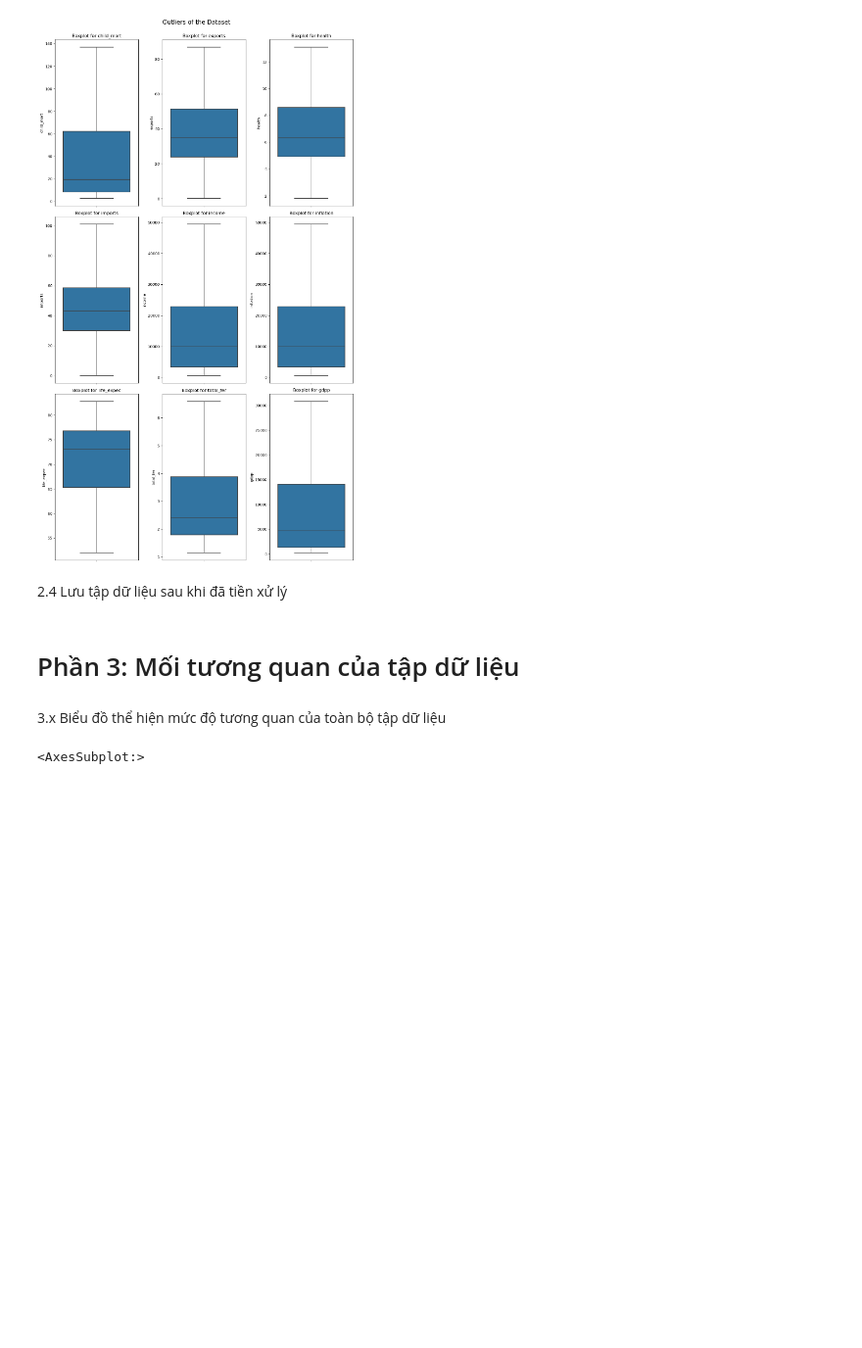
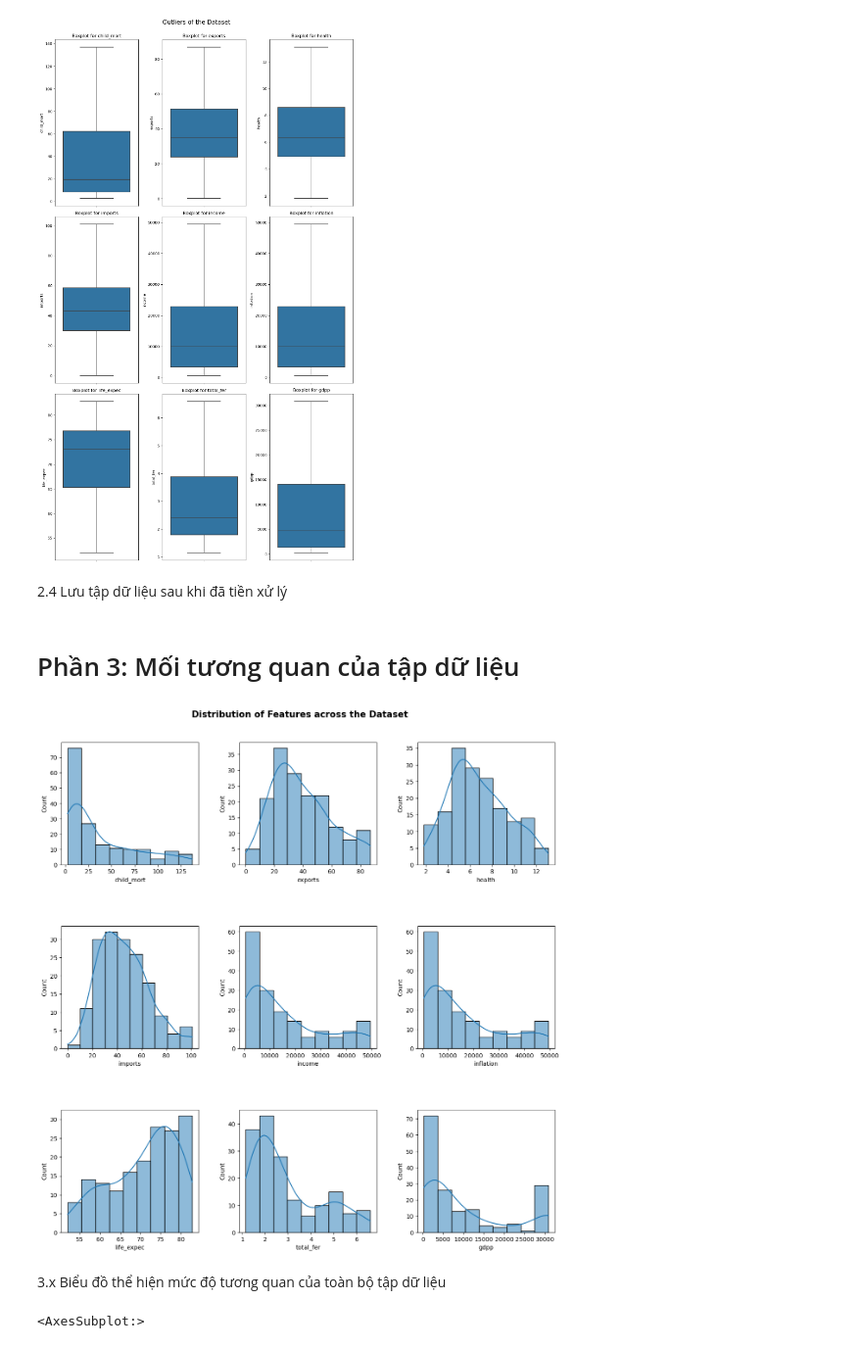
Before and after one commit to minhkhanh-coder/machine-learning-1, a Jupyter notebook: unsupervised learning/unsupervised_learning.ipynb, the cells around one changed output. Shown at 98% size. Drawn from its saved outputs; the diff is of its cells as text; code cells hidden in the pictures; blank space fills up the shorter version.

```diff
--- a/unsupervised learning/unsupervised_learning.ipynb
+++ b/unsupervised learning/unsupervised_learning.ipynb
@@ -328,6 +328,17 @@ plt.show()
 # df.to_csv('country_data_processed.csv', index=False)
 # %% [markdown]
 # Phần 3: Mối tương quan của tập dữ liệu
+# %%
+df2 = df.copy()
+# %%
+fig, ax = plt.subplots(3, 3, figsize=(15, 15), gridspec_kw={"hspace": 0.5, "wspace": 0.3})
+for i, col in enumerate(df2.drop(columns='country')):
+    sns.histplot(df[col], kde=True, ax=ax[i//3, i%3])
+
+fig.suptitle('Distribution of Features across the Dataset', fontsize=15, fontweight='bold', y=0.93)
+plt.show()
+# %% [output]
+[figure, added]
 # %% [markdown]
 3.x Biểu đồ thể hiện mức độ tương quan của toàn bộ tập dữ liệu
 # %%
```
Also changed, not shown: parts of 1 cell of this notebook.
